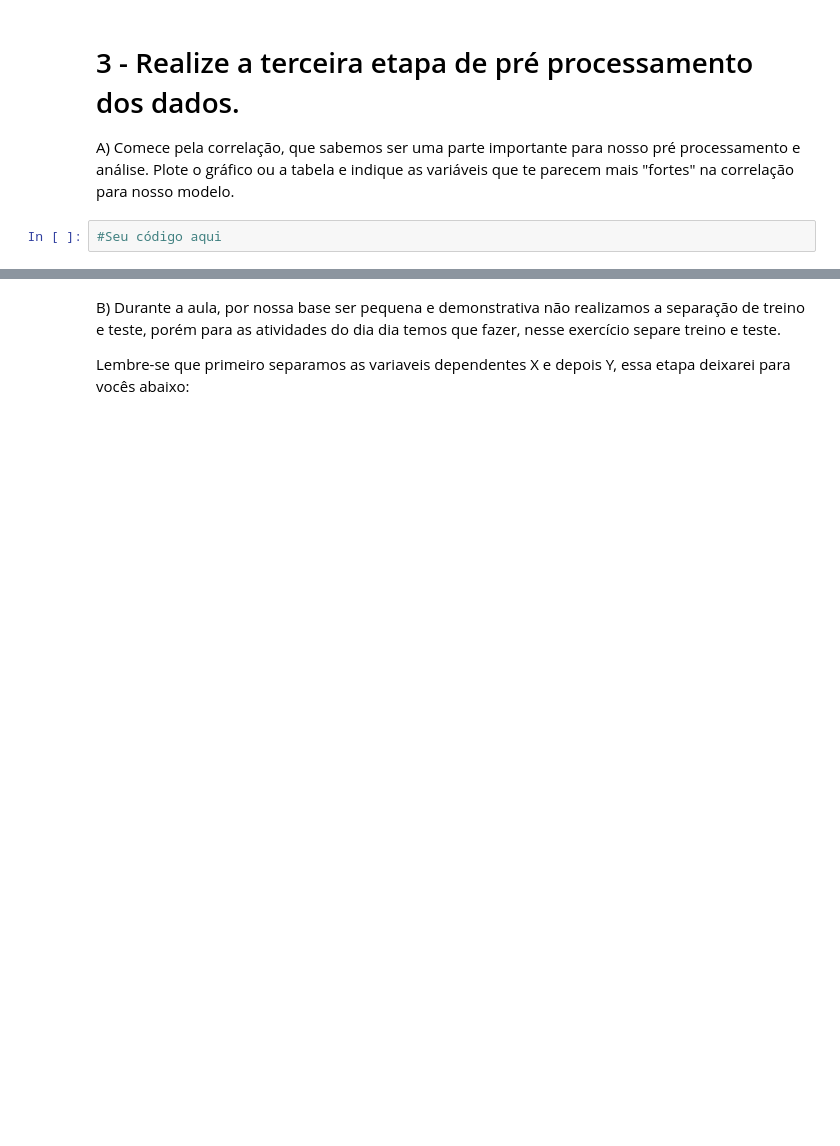
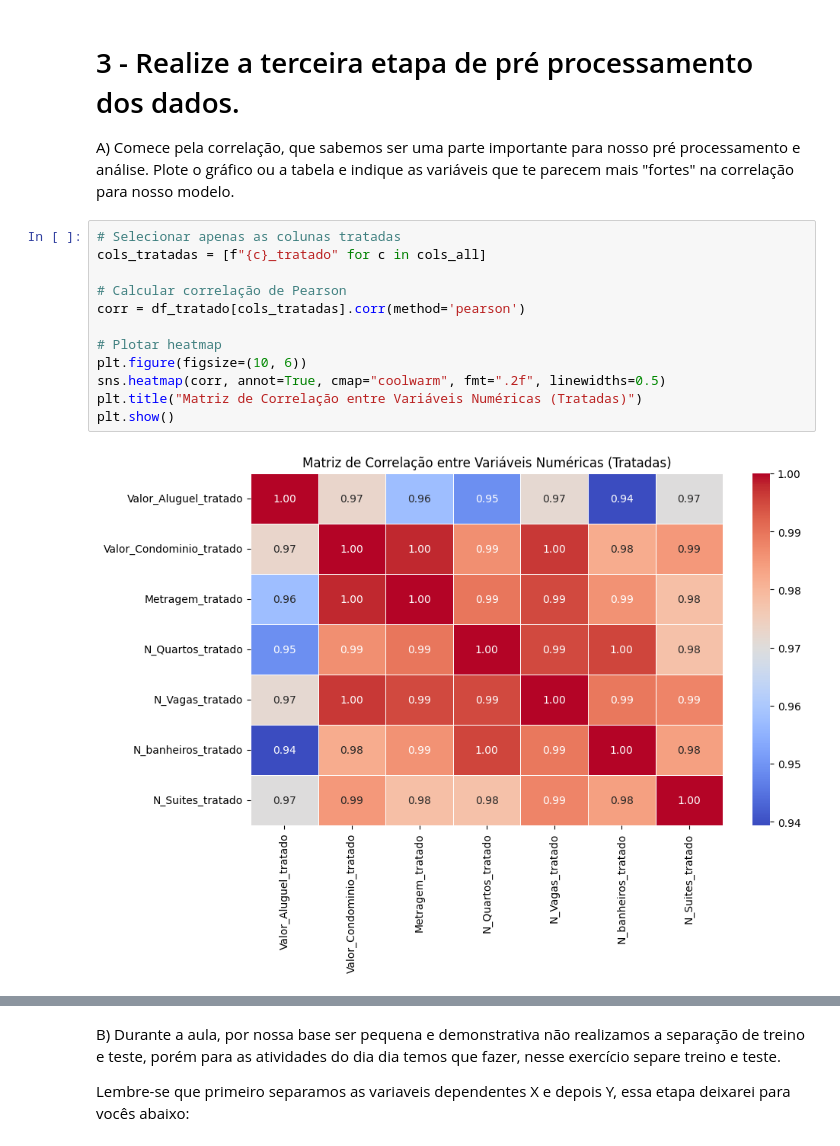
Before and after one commit to RToyoyama/Modulo_18_EBAC, a Jupyter notebook: Notebooks/Profissao Cientista de Dados M18 Pratique.ipynb, the cells around one changed output, grey strips where cells are left out. Drawn from its saved outputs; the diff is of its cells as text; blank space fills up the shorter version.

```diff
--- a/Notebooks/Profissao Cientista de Dados M18 Pratique.ipynb
+++ b/Notebooks/Profissao Cientista de Dados M18 Pratique.ipynb
@@ -252,5 +253,17 @@ O resultado final é um conjunto de dados mais estável estatisticamente, sem pe
 # 3 - Realize a terceira etapa de pré processamento dos dados.
 
 A) Comece pela correlação, que sabemos ser uma parte importante para nosso pré processamento e análise. Plote o gráfico ou a tabela e indique as variáveis que te parecem mais "fortes" na correlação para nosso modelo.
-# %%
-#Seu código aqui
+# %%
+# Selecionar apenas as colunas tratadas
+cols_tratadas = [f"{c}_tratado" for c in cols_all]
+
+# Calcular correlação de Pearson
+corr = df_tratado[cols_tratadas].corr(method='pearson')
+
+# Plotar heatmap
+plt.figure(figsize=(10, 6))
+sns.heatmap(corr, annot=True, cmap="coolwarm", fmt=".2f", linewidths=0.5)
+plt.title("Matriz de Correlação entre Variáveis Numéricas (Tratadas)")
+plt.show()
+# %% [output]
+[figure, added]
```
Also changed, not shown: parts of 8 cells of this notebook, 1 other file.
